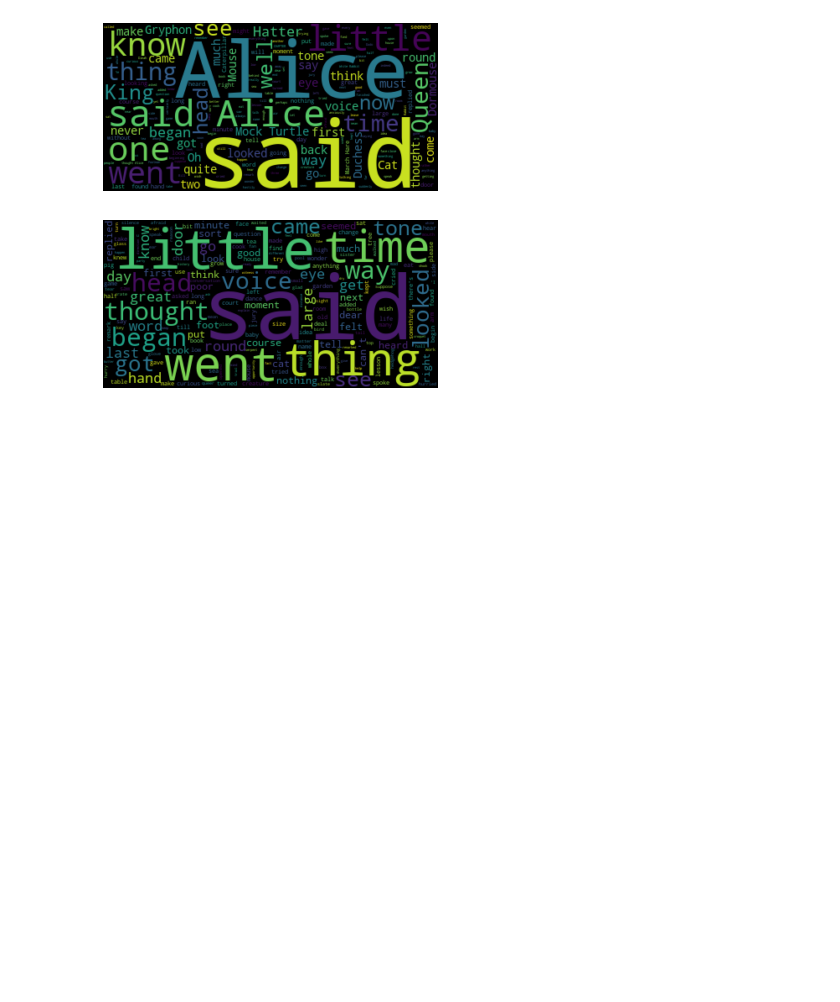
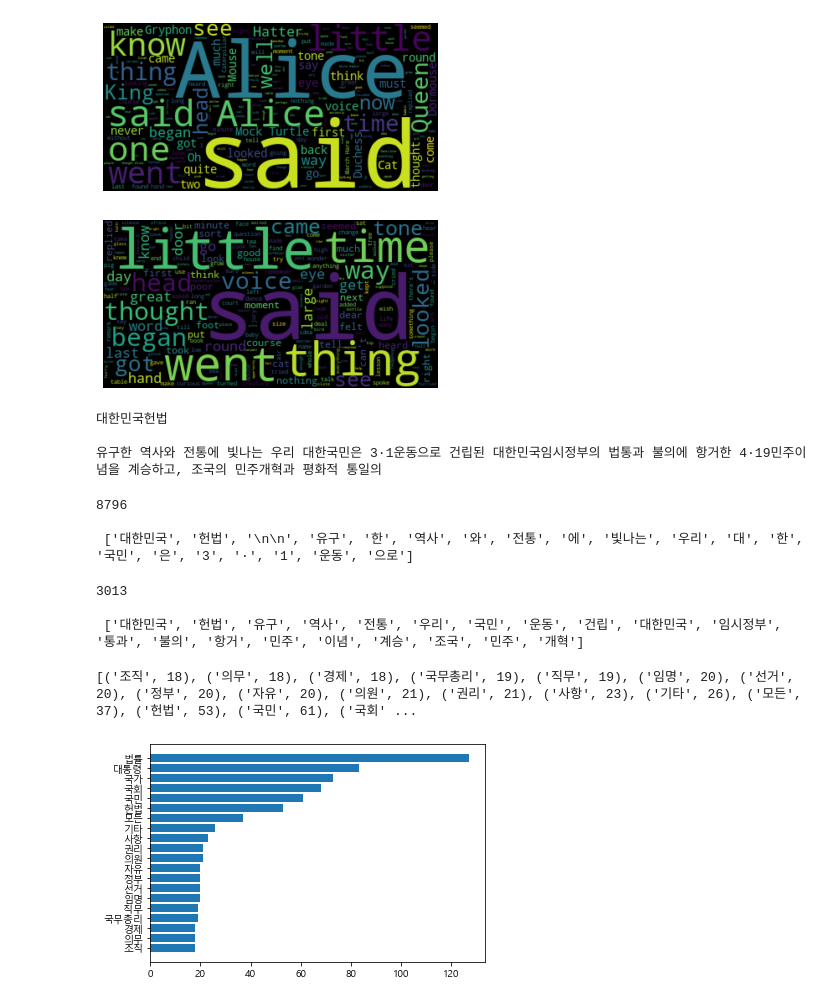
Before and after one commit to minstrel1149/python_text_mining, a Jupyter notebook: Ch.03_word_cloud1.ipynb, the cells around one changed output. Saved outputs shown, nothing was run; the diff lists cells and outputs as text; code cells hidden in the pictures; blank space fills up the shorter version.

```diff
--- a/Ch.03_word_cloud1.ipynb
+++ b/Ch.03_word_cloud1.ipynb
@@ -101,3 +101,26 @@ plt.imshow(wordcloud, interpolation='bilinear')
 plt.show()
 # %% [output]
 [figure]
+# %%
+const_doc = kolaw.open('constitution.txt').read()
+print(const_doc[:100])
+# %% [output]
+대한민국헌법
+
+유구한 역사와 전통에 빛나는 우리 대한국민은 3·1운동으로 건립된 대한민국임시정부의 법통과 불의에 항거한 4·19민주이념을 계승하고, 조국의 민주개혁과 평화적 통일의
+# %%
+okt = Okt()
+tokens = okt.morphs(const_doc)
+print(len(tokens), '\n\n', tokens[:20])
+# %% [output]
+8796
+
+ ['대한민국', '헌법', '\n\n', '유구', '한', '역사', '와', '전통', '에', '빛나는', '우리', '대', '한', '국민', '은', '3', '·', '1', '운동', '으로']
+# %%
+tokens_nouns = okt.nouns(const_doc)
+tokens_nouns = [token for token in tokens_nouns if len(token) > 1]
+print(len(tokens_nouns), '\n\n', tokens_nouns[:20])
+# %% [output]
+3013
+
+ ['대한민국', '헌법', '유구', '역사', '전통', '우리', '국민', '운동', '건립', '대한민국', '임시정부', '통과', '불의', '항거', '민주', '이념', '계승', '조국', '민주', '개혁']
@@ -103,0 +130,17 @@ plt.show()
+# %%
+const_cnt = dict()
+for token in tokens_nouns:
+    const_cnt[token] = const_cnt.get(token, 0) + 1
+# %%
+def word_graph(cnt, max_words=10):
+    sorted_word_count = sorted(cnt.items(), key=lambda kv: kv[1], reverse=True)
+    print(sorted_word_count[:max_words][::-1])
+    word, count = zip(*sorted_word_count[:max_words][::-1])
+
+    plt.barh(range(len(word)), count, tick_label=word)
+    plt.show()
+# %%
+word_graph(const_cnt, 20)
+# %% [output]
+[('조직', 18), ('의무', 18), ('경제', 18), ('국무총리', 19), ('직무', 19), ('임명', 20), ('선거', 20), ('정부', 20), ('자유', 20), ('의원', 21), ('권리', 21), ('사항', 23), ('기타', 26), ('모든', 37), ('헌법', 53), ('국민', 61), ('국회' ...
+[figure, added]
```
Also changed, not shown: parts of 2 cells of this notebook, 2 other files.
